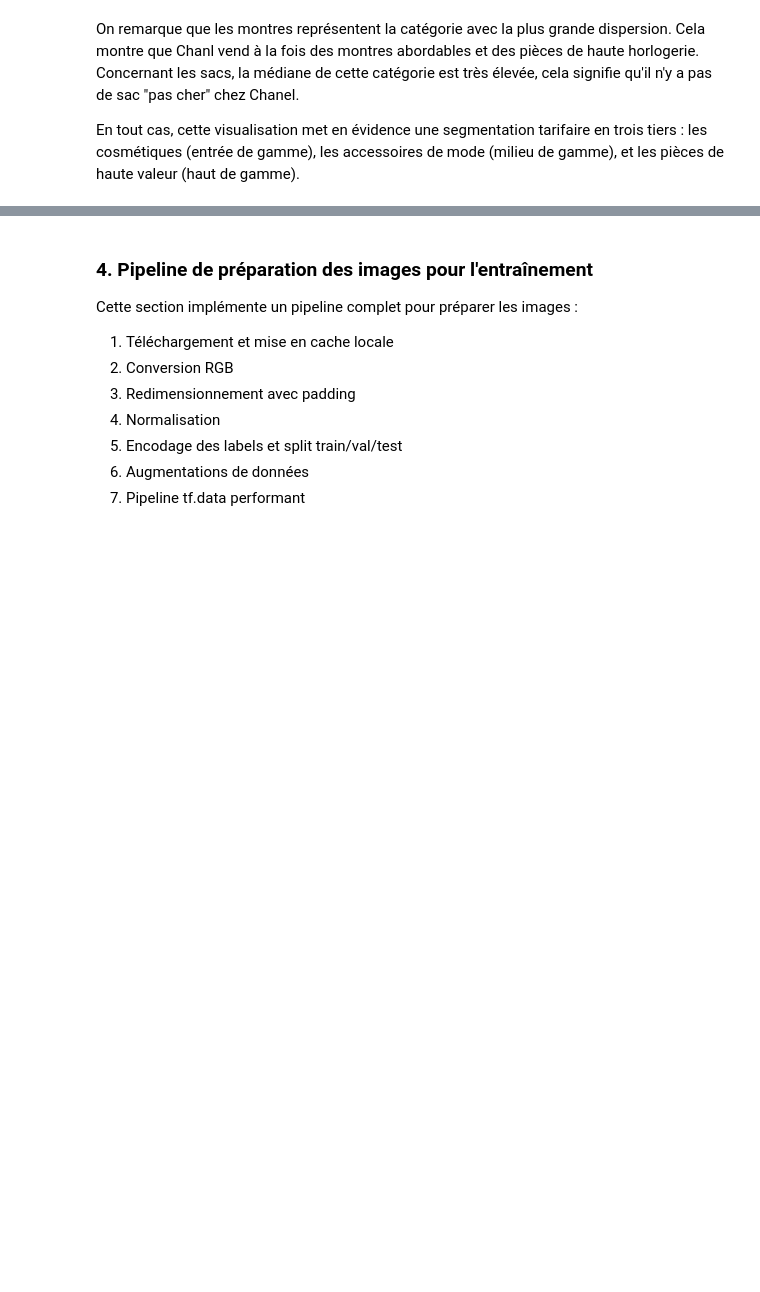
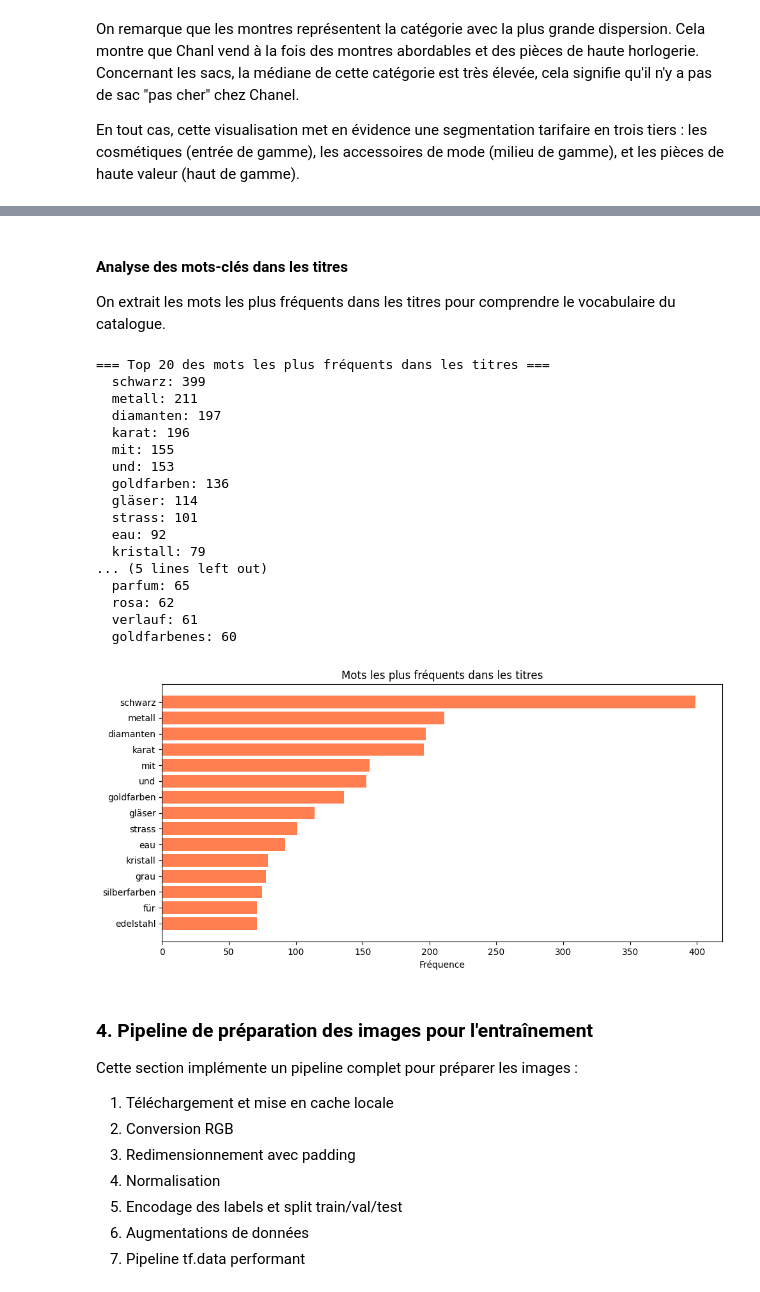
Before and after one commit to alban-morin/recommandations-chanel, a Jupyter notebook: Notebook.ipynb, the cells around one changed output, grey strips where cells are left out. Saved outputs shown, nothing was run; the diff lists cells and outputs as text; code cells hidden in the pictures; blank space fills up the shorter version.

```diff
--- a/Notebook.ipynb
+++ b/Notebook.ipynb
@@ -397,3 +456,51 @@ En tout cas, cette visualisation met en évidence une segmentation tarifaire en
+# %% [markdown]
+#### Analyse des mots-clés dans les titres
+
+On extrait les mots les plus fréquents dans les titres pour comprendre le vocabulaire du catalogue.
+# %%
+from collections import Counter
+import re
+
+# Extraction des mots (en minuscules, sans ponctuation)
+all_words = []
+for title in data['clean_title']:
+    words = re.findall(r'\b[a-zA-Zàâäéèêëïîôùûüç]+\b', str(title).lower())
+    all_words.extend([w for w in words if len(w) > 2])  # Ignorer les mots très courts
+
+word_counts = Counter(all_words)
+
+# Top 20 des mots les plus fréquents
+print("=== Top 20 des mots les plus fréquents dans les titres ===")
+for word, count in word_counts.most_common(20):
+    print(f"  {word}: {count}")
+
+# Visualisation
+top_words = dict(word_counts.most_common(15))
+plt.figure(figsize=(10, 5))
+plt.barh(list(top_words.keys())[::-1], list(top_words.values())[::-1], color='coral')
+plt.xlabel('Fréquence')
+plt.title('Mots les plus fréquents dans les titres')
+plt.tight_layout()
+plt.show()
+# %% [output]
+=== Top 20 des mots les plus fréquents dans les titres ===
+  schwarz: 399
+  metall: 211
+  diamanten: 197
+  karat: 196
+  mit: 155
+  und: 153
+  goldfarben: 136
+  gläser: 114
+  strass: 101
+  eau: 92
+  kristall: 79
+... (5 lines left out)
+  parfum: 65
+  rosa: 62
+  verlauf: 61
+  goldfarbenes: 60
+[figure, added]
 # %% [markdown]
 ### 4. Pipeline de préparation des images pour l'entraînement
 
```
Also changed, not shown: parts of 31 cells of this notebook.
